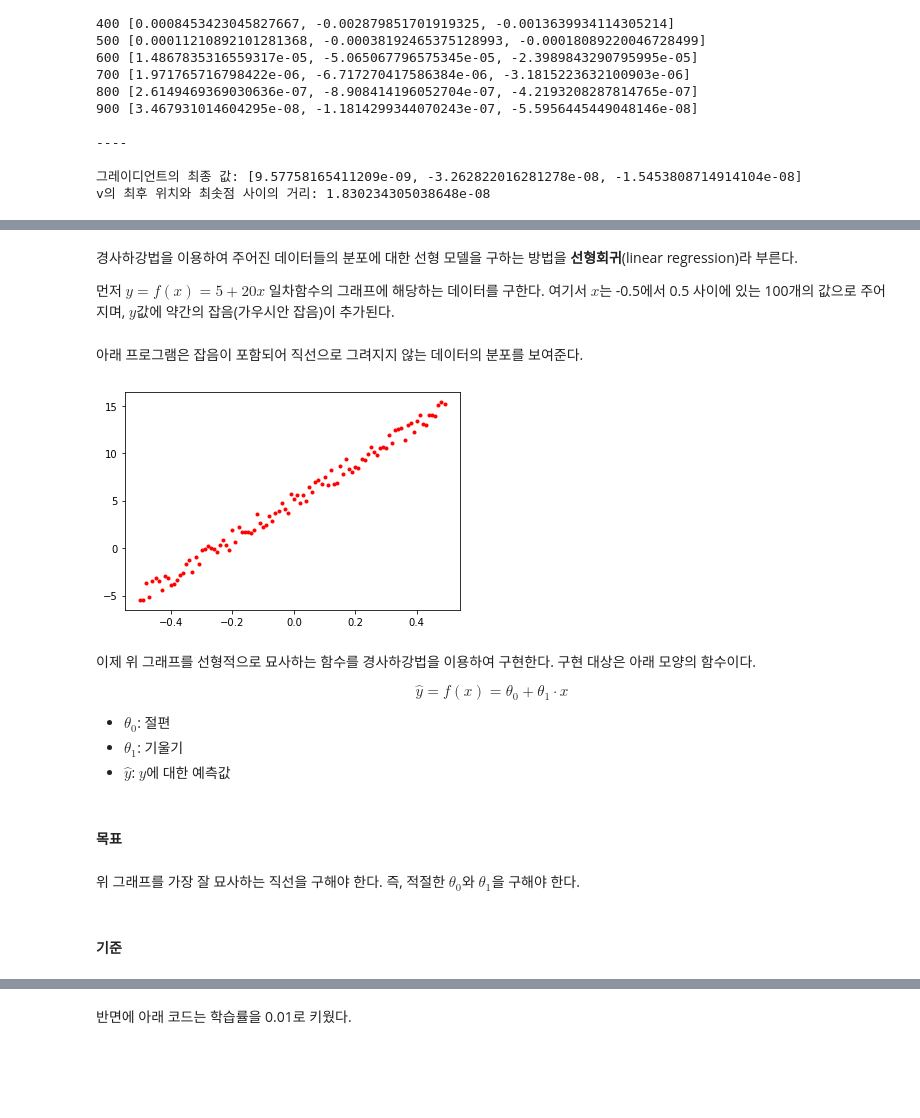
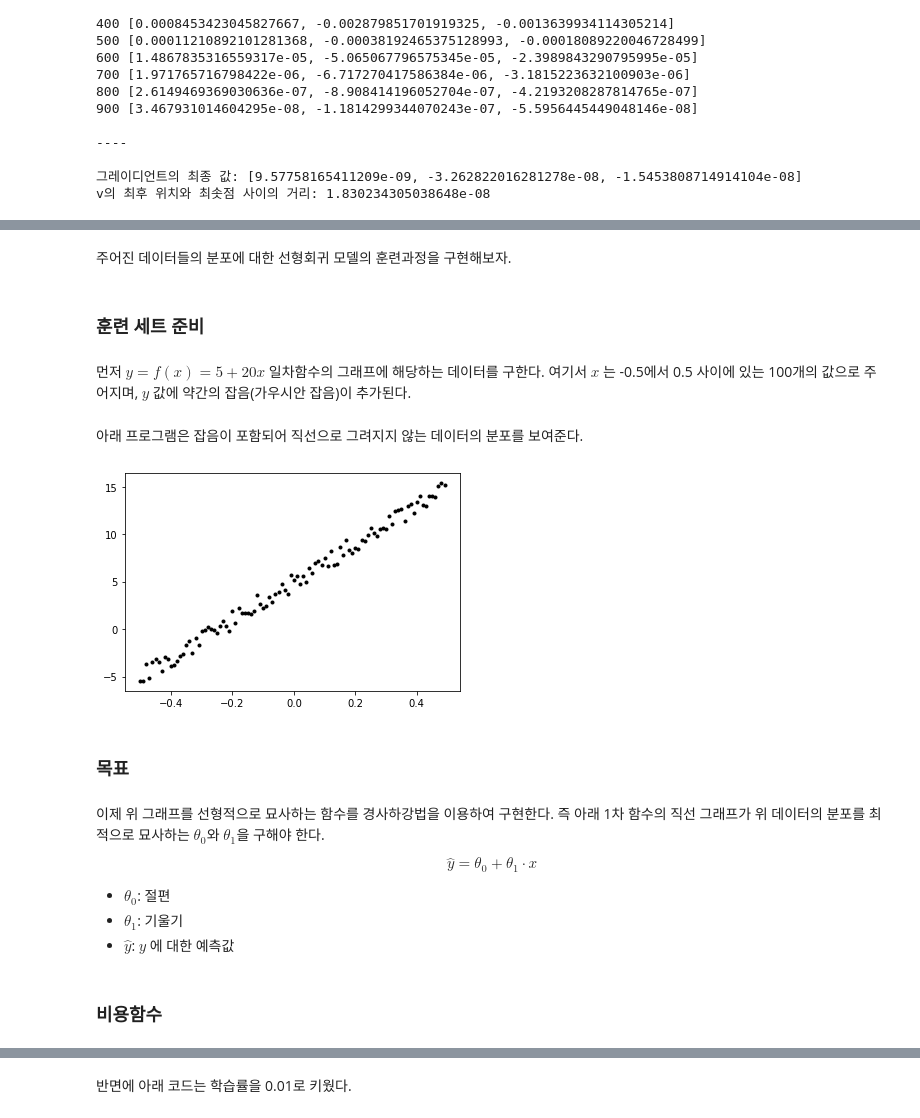
Before and after one commit to codingalzi/pydata, a Jupyter notebook: notebooks/pydata08-machine-learning-preview-3.ipynb, the cells around one changed output, grey strips where cells are left out. Cells and saved outputs as stored; diff of their text form; code cells hidden in the pictures; blank space fills up the shorter version.

```diff
--- a/notebooks/pydata08-machine-learning-preview-3.ipynb
+++ b/notebooks/pydata08-machine-learning-preview-3.ipynb
@@ -373,45 +404,44 @@ v의 최후 위치와 최솟점 사이의 거리: 1.830234305038648e-08
+# %% [markdown]
+주어진 데이터들의 분포에 대한 선형회귀 모델의 훈련과정을 구현해보자.
+# %% [markdown]
+### 훈련 세트 준비
 # %% [markdown]
-경사하강법을 이용하여 주어진 데이터들의 분포에 대한 선형 모델을 구하는 방법을
-**선형회귀**(linear regression)라 부른다.
-
 먼저 $y = f(x) = 5 + 20x$ 일차함수의 그래프에 해당하는 데이터를 구한다.
-여기서 $x$는 -0.5에서 0.5 사이에 있는 100개의 값으로 주어지며,
-$y$값에 약간의 잡음(가우시안 잡음)이 추가된다.
+여기서 $x$ 는 -0.5에서 0.5 사이에 있는 100개의 값으로 주어지며,
+$y$ 값에 약간의 잡음(가우시안 잡음)이 추가된다.
 # %%
 # x는 -0.5에서 0.5 사이
-xs = [x/100 for x in range(-50, 50)]
+X = [x/100 for x in range(-50, 50)]
 
 # 약간의 잡음 추가 (가우시안 잡음)
 error = [random.randrange(-100,100)/100 for _ in range(-50, 50)]
 
 # y = 5 + 20*x + 가우시안 잡음
-ys = [20*x + 5 + e for x, e in zip(xs, error)]
+y = [5 + 20*x + e for x, e in zip(X, error)]
 
 # (x,y) 좌표값들의 리스트
-inputs = list(zip(xs, ys))
+inputs = list(zip(X, y))
 # %% [markdown]
 아래 프로그램은 잡음이 포함되어 직선으로 그려지지 않는
 데이터의 분포를 보여준다.
 # %%
-plt.plot(xs, ys, 'r.')
+plt.plot(X, y, 'k.')
 plt.show()
 # %% [output]
-[figure, old version]
+[figure, new version]
+# %% [markdown]
+### 목표
 # %% [markdown]
 이제 위 그래프를 선형적으로 묘사하는 함수를 경사하강법을 이용하여 구현한다.
-구현 대상은 아래 모양의 함수이다.
+즉 아래 1차 함수의 직선 그래프가 위 데이터의 분포를 최적으로 묘사하는
+$\theta_0$와 $\theta_1$을 구해야 한다.
 
 $$
-\hat y = f(x) = \theta_0 + \theta_1\cdot x
+\hat y = \theta_0 + \theta_1\cdot x
 $$
 
 * $\theta_0$: 절편
 * $\theta_1$: 기울기
-* $\hat y$: $y$에 대한 예측값
+* $\hat y$: $y$ 에 대한 예측값
 # %% [markdown]
-#### 목표
+### 비용함수
-# %% [markdown]
-위 그래프를 가장 잘 묘사하는 직선을 구해야 한다.
-즉, 적절한 $\theta_0$와 $\theta_1$을 구해야 한다.
-# %% [markdown]
-#### 기준
```
Also changed, not shown: parts of 60 cells of this notebook, 1 other file.
